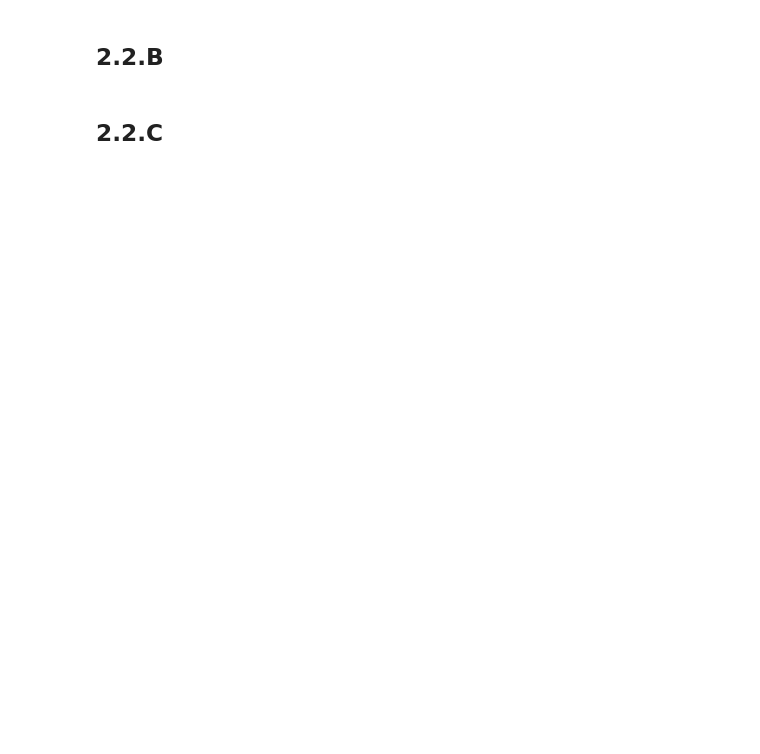
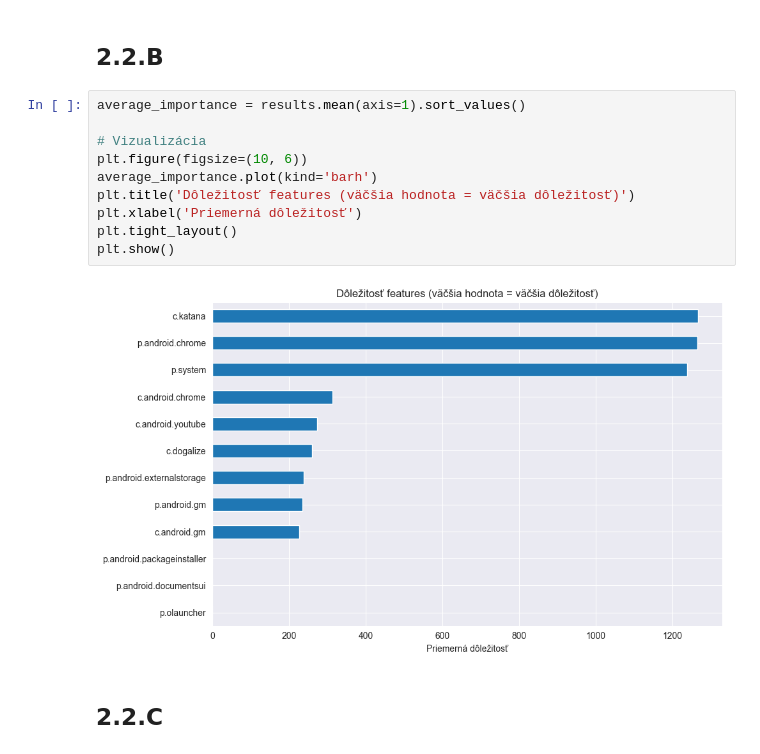
Before and after one commit to RikoAppDev/iau-course-assignments, a Jupyter notebook: zadanie-faza2.ipynb, the cells around one changed output. Drawn from its saved outputs; the diff is of its cells as text; blank space fills up the shorter version.

```diff
--- a/zadanie-faza2.ipynb
+++ b/zadanie-faza2.ipynb
@@ -624,4 +647,16 @@ p.olauncher                      0.026510
 # %% [markdown]
 ## 2.2.B
+# %%
+average_importance = results.mean(axis=1).sort_values()
+
+# Vizualizácia
+plt.figure(figsize=(10, 6))
+average_importance.plot(kind='barh')
+plt.title('Dôležitosť features (väčšia hodnota = väčšia dôležitosť)')
+plt.xlabel('Priemerná dôležitosť')
+plt.tight_layout()
+plt.show()
+# %% [output]
+[figure, added]
 # %% [markdown]
 ## 2.2.C
```
Also changed, not shown: parts of 13 cells of this notebook, 3 other files.
